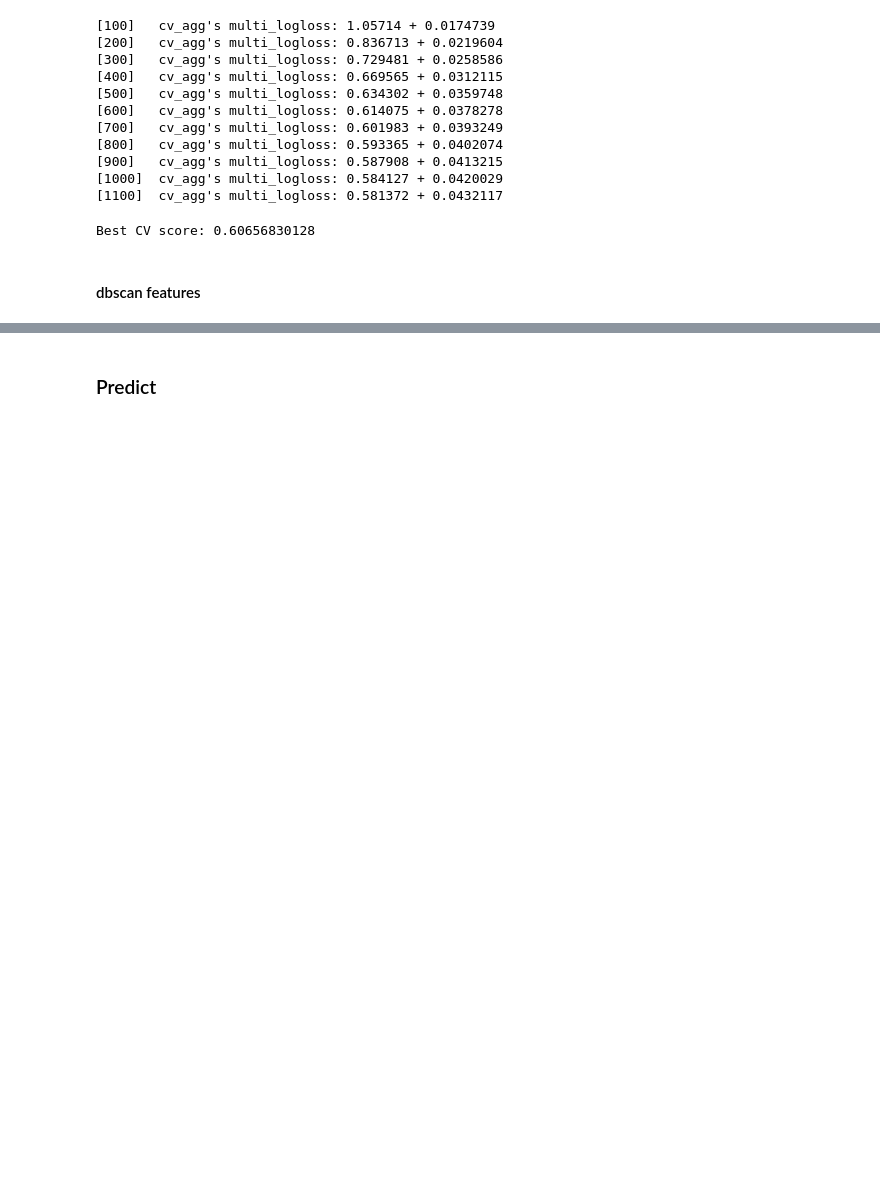
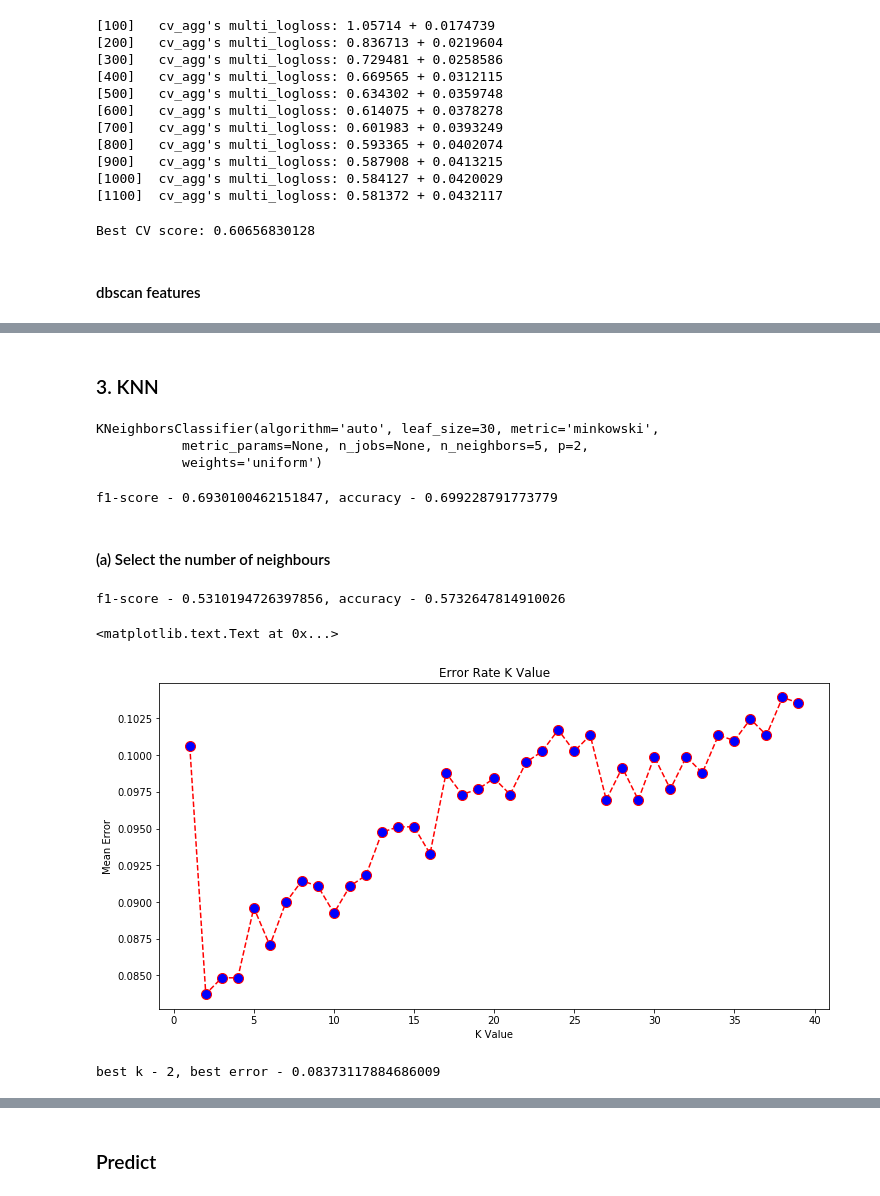
Before and after one commit to Alicegaz/FaultySteelPlates, a Jupyter notebook: Training.ipynb, the cells around one changed output, grey strips where cells are left out. Cells and saved outputs as stored; diff of their text form; code cells hidden in the pictures; blank space fills up the shorter version.

```diff
--- a/Training.ipynb
+++ b/Training.ipynb
@@ -403,0 +403,58 @@ f1-score - 0.773692861965944, accuracy - 0.7686375321336761
+# %% [markdown]
+### 3. KNN
+# %%
+from sklearn.neighbors import KNeighborsClassifier
+
+sc = StandardScaler()
+X_train = sc.fit_transform(X_train)
+X_test = sc.transform(X_test)
+
+classifier = KNeighborsClassifier(n_neighbors=5)
+classifier.fit(X_train, y_train)
+# %% [output]
+KNeighborsClassifier(algorithm='auto', leaf_size=30, metric='minkowski',
+           metric_params=None, n_jobs=None, n_neighbors=5, p=2,
+           weights='uniform')
+# %%
+y_pred = classifier.predict(X_test)
+y_pred = [np.argmax(row) for row in y_pred]
+print("f1-score - {}, accuracy - {}".format(f1_score(y_pred, labels_test, average='weighted'), accuracy_score(y_pred, labels_test)))
+# %% [output]
+f1-score - 0.6930100462151847, accuracy - 0.699228791773779
+# %% [markdown]
+#### (a) Select the number of neighbours
+# %%
+error = []
+best_err = 100
+best_k = 0
+y_pred_best = []
+# Calculating error for K values between 1 and 40
+for i in range(1, 40):
+    knn = KNeighborsClassifier(n_neighbors=i)
+    knn.fit(X_train, y_train)
+    pred_i = knn.predict(X_test)
+    err_mean = np.mean(pred_i != y_test)
+    if err_mean<best_err:
+        y_pred_best = pred_i
+        best_err = err_mean
+        best_k = i
+    error.append(err_mean)
+
+y_pred_best = [np.argmax(row) for row in y_pred_best]
+print("f1-score - {}, accuracy - {}".format(f1_score(y_pred_best, labels_test, average='weighted'), accuracy_score(y_pred_best, labels_test)))
+# %% [output]
+f1-score - 0.5310194726397856, accuracy - 0.5732647814910026
+# %%
+plt.figure(figsize=(12, 6))
+plt.plot(range(1, 40), error, color='red', linestyle='dashed', marker='o',
+         markerfacecolor='blue', markersize=10)
+plt.title('Error Rate K Value')
+plt.xlabel('K Value')
+plt.ylabel('Mean Error')
+# %% [output]
+<matplotlib.text.Text at 0x...>
+[figure, added]
+# %%
+print("best k - {}, best error - {}".format(best_k, best_err))
+# %% [output]
+best k - 2, best error - 0.08373117884686009
```
Also changed, not shown: parts of 14 cells of this notebook, 2 other files.
